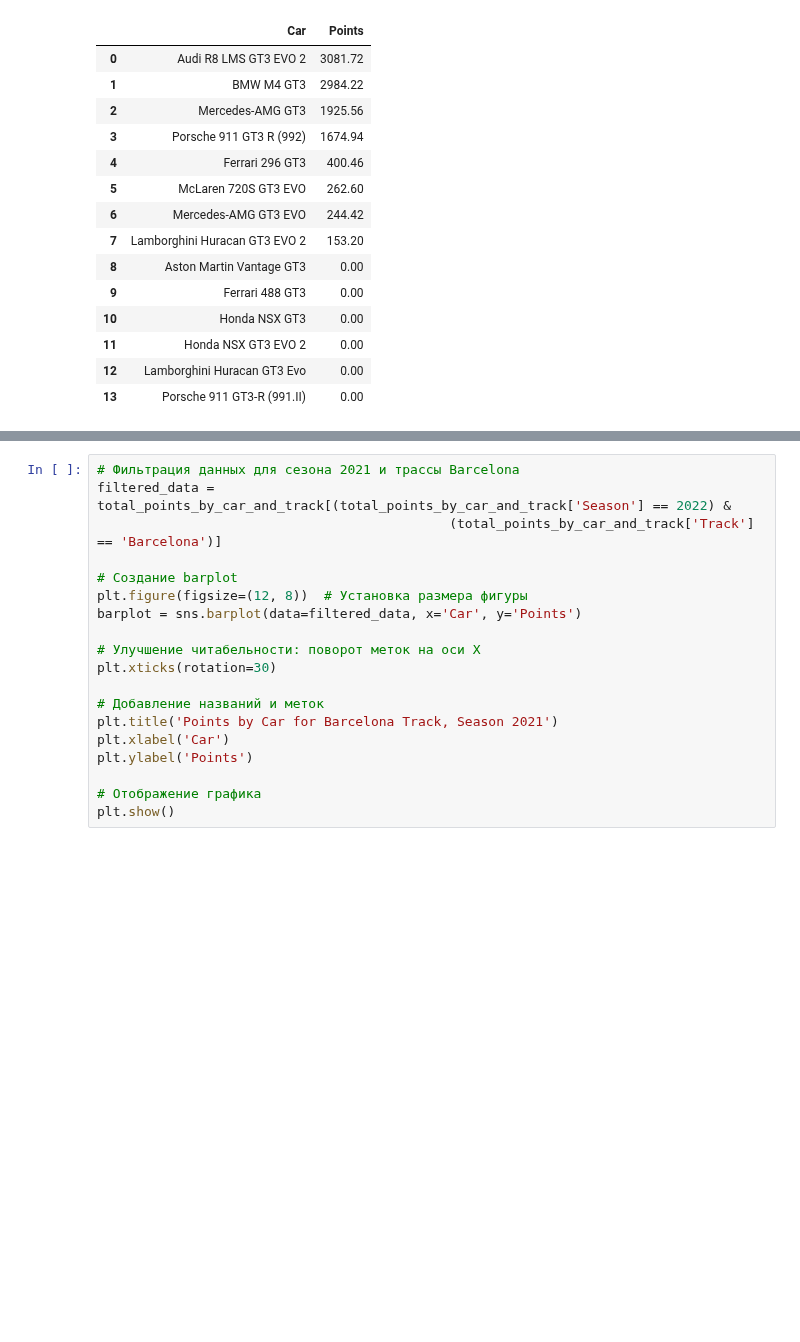
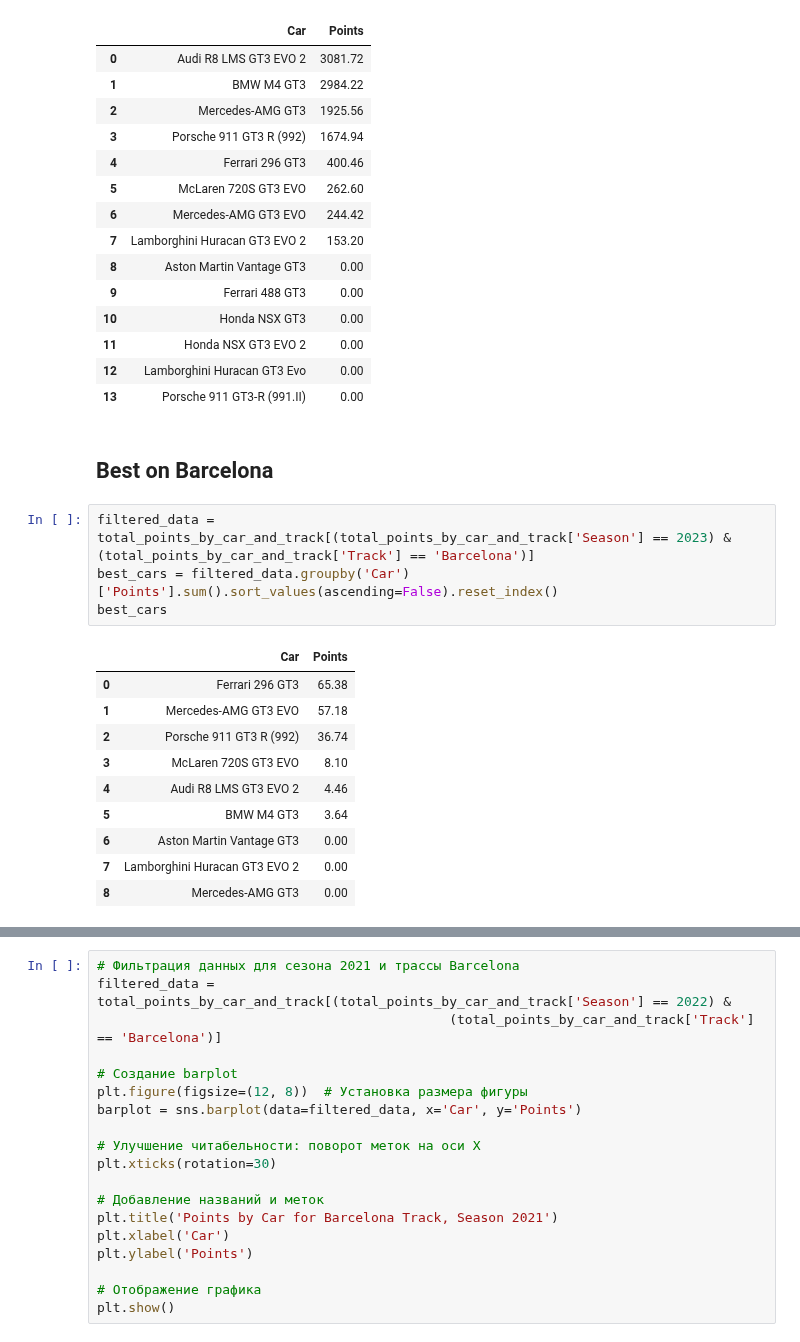
Before and after one commit to S0la1re/GT-World-Challenge-Europe-Data-Analysis, a Jupyter notebook: data_analysis.ipynb, the cells around one changed output, grey strips where cells are left out. Cells and saved outputs as stored; diff of their text form; blank space fills up the shorter version.

```diff
--- a/data_analysis.ipynb
+++ b/data_analysis.ipynb
@@ -193,3 +194,20 @@ best_cars
 | 11 | Honda NSX GT3 EVO 2 | 0.00 |
 | 12 | Lamborghini Huracan GT3 Evo | 0.00 |
 | 13 | Porsche 911 GT3-R (991.II) | 0.00 |
+# %% [markdown]
+## Best on Barcelona
+# %%
+filtered_data = total_points_by_car_and_track[(total_points_by_car_and_track['Season'] == 2023) & (total_points_by_car_and_track['Track'] == 'Barcelona')]
+best_cars = filtered_data.groupby('Car')['Points'].sum().sort_values(ascending=False).reset_index()
+best_cars
+# %% [output]
+|  | Car | Points |
+| 0 | Ferrari 296 GT3 | 65.38 |
+| 1 | Mercedes-AMG GT3 EVO | 57.18 |
+| 2 | Porsche 911 GT3 R (992) | 36.74 |
+| 3 | McLaren 720S GT3 EVO | 8.10 |
+| 4 | Audi R8 LMS GT3 EVO 2 | 4.46 |
+| 5 | BMW M4 GT3 | 3.64 |
+| 6 | Aston Martin Vantage GT3 | 0.00 |
+| 7 | Lamborghini Huracan GT3 EVO 2 | 0.00 |
+| 8 | Mercedes-AMG GT3 | 0.00 |
```
Also changed, not shown: parts of 4 cells of this notebook.
